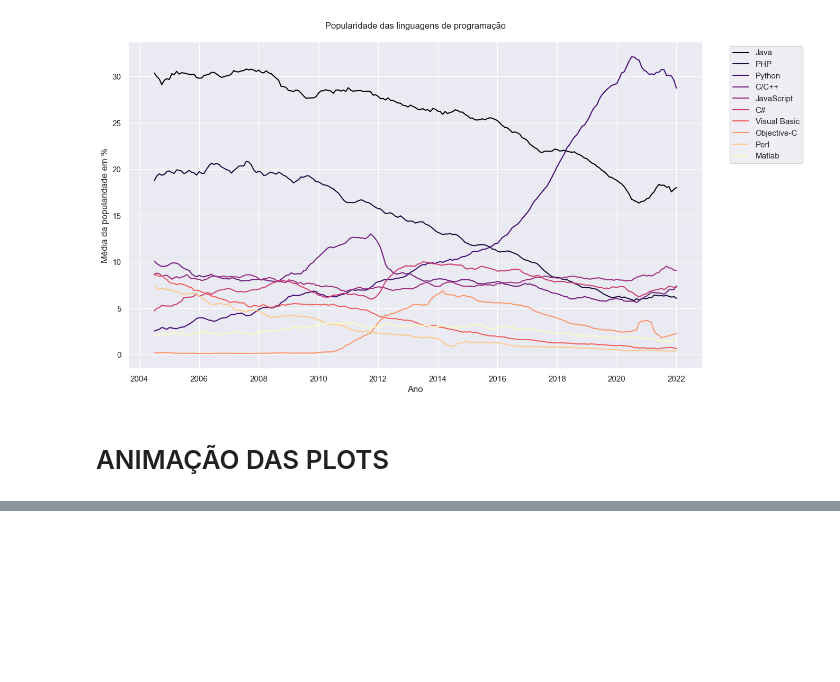
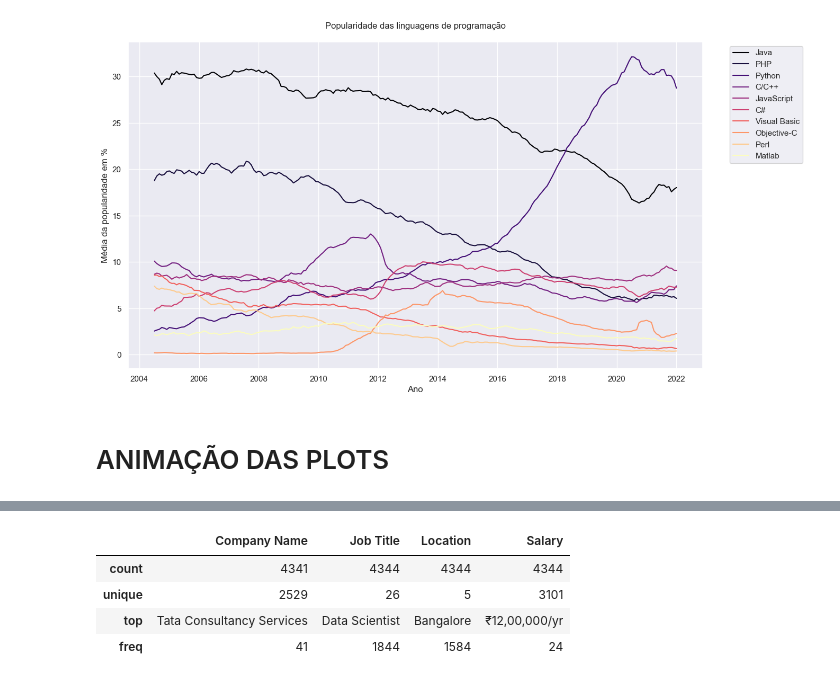
Before and after one commit to Doug0611/ATIVIDADE_DE_BIG_DATA_PYTHON, a Jupyter notebook: data_analysis.ipynb, the cells around one changed output, grey strips where cells are left out. Cells and saved outputs as stored; diff of their text form; code cells hidden in the pictures; blank space fills up the shorter version.

```diff
--- a/data_analysis.ipynb
+++ b/data_analysis.ipynb
@@ -164,0 +186,2 @@ plt.close()
+# %%
+data = pd.read_csv(Path("./Salary_Dataset.csv"))
@@ -164,0 +203,8 @@ plt.close()
+# %%
+data.describe(include=["object"])
+# %% [output]
+|  | Company Name | Job Title | Location | Salary |
+| count | 4341 | 4344 | 4344 | 4344 |
+| unique | 2529 | 26 | 5 | 3101 |
+| top | Tata Consultancy Services | Data Scientist | Bangalore | ₹12,00,000/yr |
+| freq | 41 | 1844 | 1584 | 24 |
```
Also changed, not shown: parts of 30 cells of this notebook, 35 other files.
